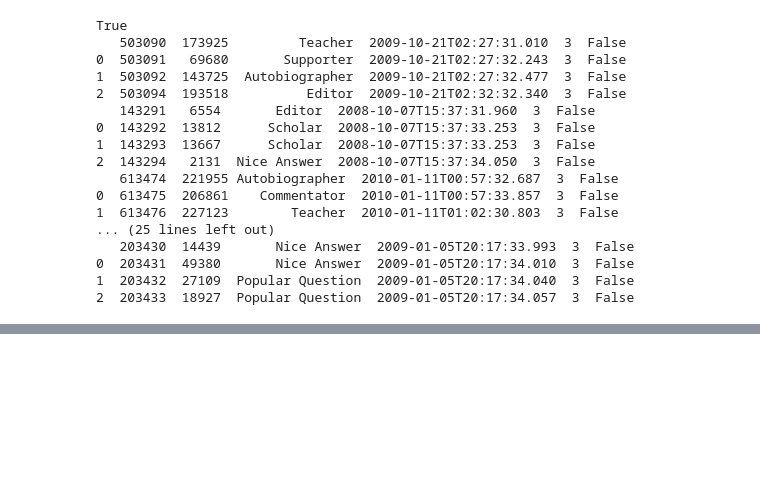
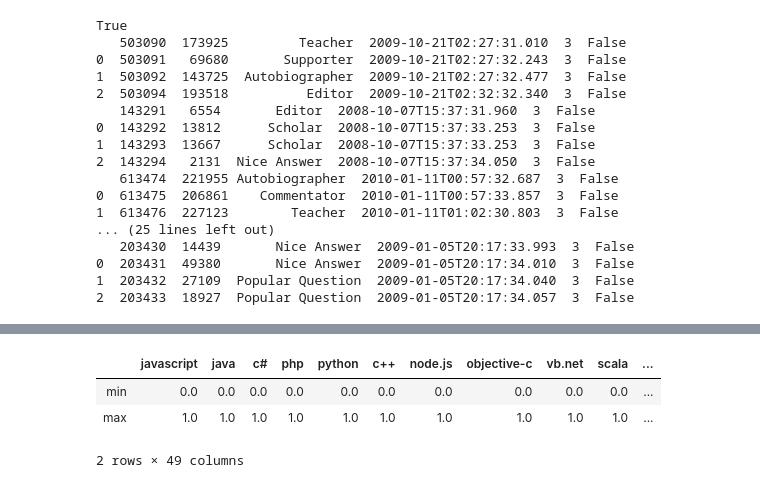
Before and after one commit to ucbiyyq/ucbiyyq-w210-jcgy, a Jupyter notebook: notebooks/test-yyq.ipynb, the cells around one changed output, grey strips where cells are left out. Cells and saved outputs as stored; diff of their text form; code cells hidden in the pictures; blank space fills up the shorter version.

```diff
--- a/notebooks/test-yyq.ipynb
+++ b/notebooks/test-yyq.ipynb
@@ -73,0 +132,9 @@ True
+# %%
+# assuming the tags start column 23
+# ... there are about 49 tags so far
+posts_filtered.iloc[:,23:].describe().loc[["min", "max"]]
+# %% [output]
+|  | javascript | java | c# | php | python | c++ | node.js | objective-c | vb.net | scala | ... |
+| min | 0.0 | 0.0 | 0.0 | 0.0 | 0.0 | 0.0 | 0.0 | 0.0 | 0.0 | 0.0 | ... |
+| max | 1.0 | 1.0 | 1.0 | 1.0 | 1.0 | 1.0 | 1.0 | 1.0 | 1.0 | 1.0 | ... |
+2 rows × 49 columns
```
Also changed, not shown: parts of 17 cells of this notebook.
